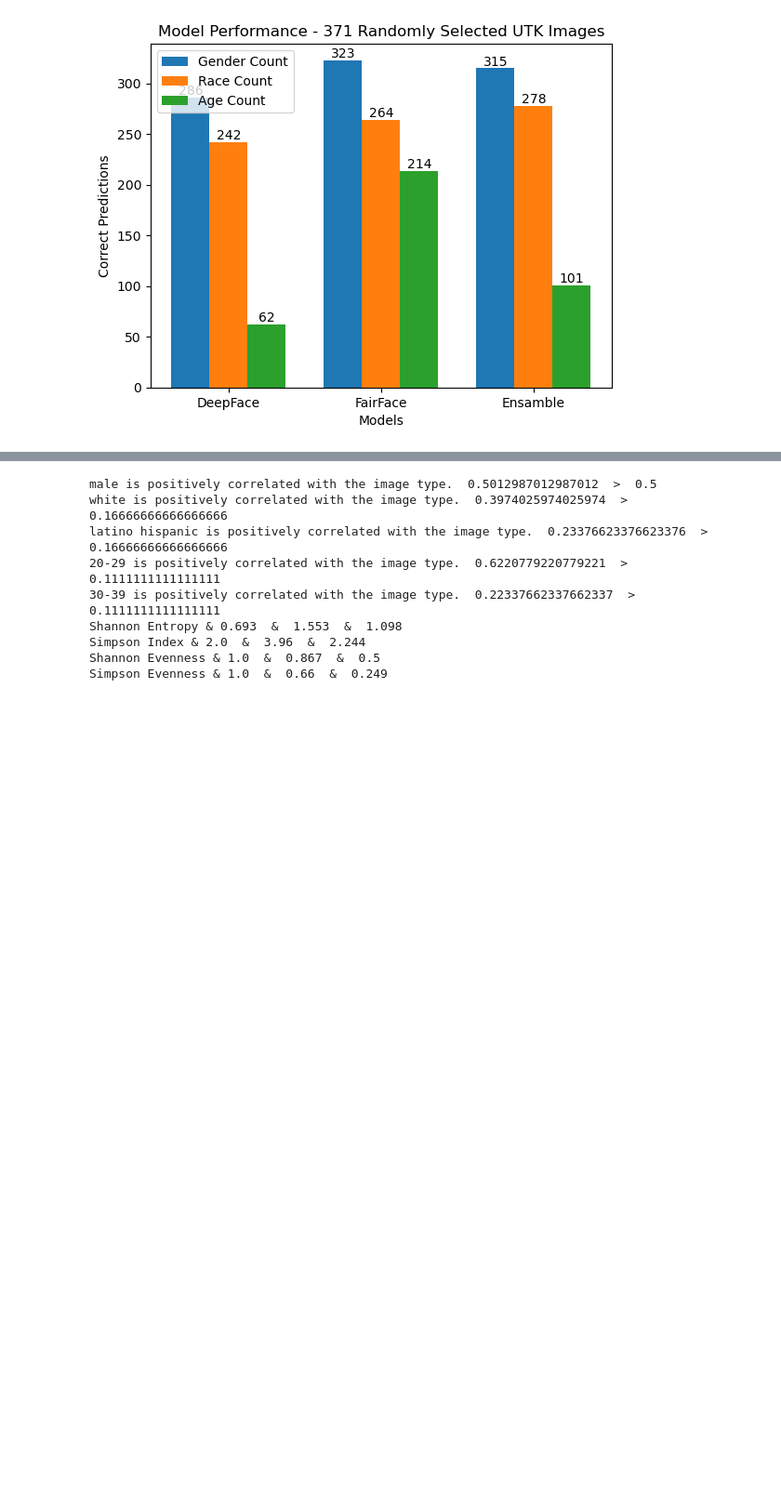
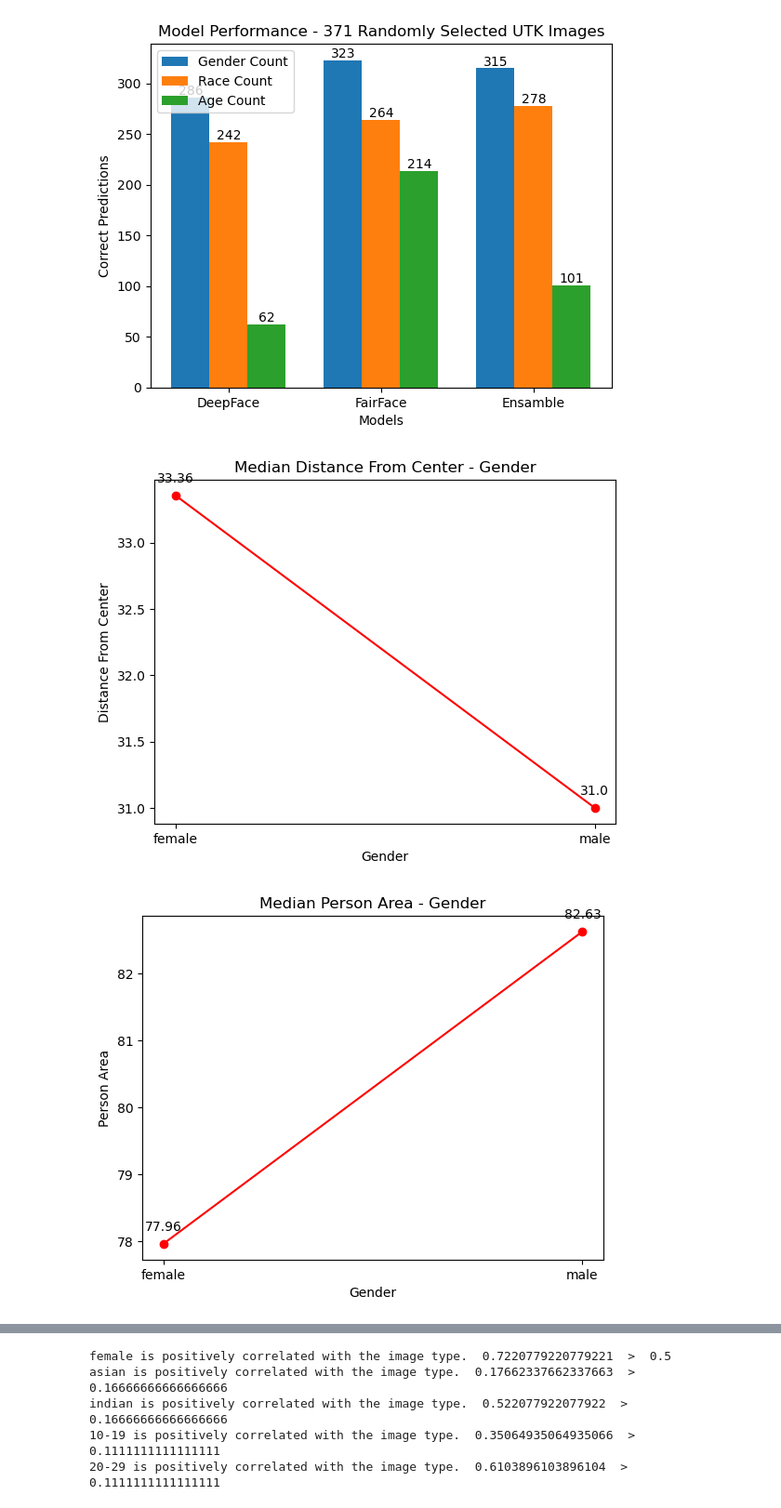
Before and after one commit to Jer0me123/FYP, a Jupyter notebook: Testing/FYP - FullPipeline.ipynb, the cells around one changed output, grey strips where cells are left out. Shown at 93% size. Cells and saved outputs as stored; diff of their text form; code cells hidden in the pictures; blank space fills up the shorter version.

Commit message:
Changes 26/03/24
FYP - FullPipeline.ipynb changes:
Introduced New Improved Display Functions

```diff
--- a/Testing/FYP - FullPipeline.ipynb
+++ b/Testing/FYP - FullPipeline.ipynb
@@ -1611,20 +1611,23 @@ plt.show()
 # %% [output]
 [figure]
 # %%
-path = "C:\\Users\\User\\FYP\\StableDiffusion\\StableDiffusion\\stable-diffusion-webui\\outputs\\txt2img-images\\Doctor&Nurse(DPM++ 2M Karras)\\FairFaceImagesMetrics"
-path = "C:\\Users\\User\\FYP\\Dall-E\\GeneratedImages\\DocNurse-385\\FairFaceImagesMetrics"
-path = "C:\\Users\\User\\FYP\\MidJourney\\DocNurse-385\\FairFaceImagesMetrics"
+# path = "C:\\Users\\User\\FYP\\StableDiffusion\\StableDiffusion\\stable-diffusion-webui\\outputs\\txt2img-images\\Nurse(DPM++ 2M Karras)\\FairFaceImagesMetrics"
+path = "C:\\Users\\User\\FYP\\Dall-E\\GeneratedImages\\Doctor-385\\FairFaceImagesMetrics"
+# path = "C:\\Users\\User\\FYP\\MidJourney\\DocNurse-385\\FairFaceImagesMetrics"
+# path = "C:\\Users\\User\\FYP\\DownloadedImages\\LAION-400M\\doctorImageSubsetsForProcessing\\Subset_1_OnePerson\\FairFaceImagesMetrics"
 FairFaceDict = LoadMetricCSVFromFolder(path)
 
 # MetricGenderDisplay(FairFaceDict, specific_race=None, specific_emotion=None, specific_age=None)
 # MetricRaceDisplay(FairFaceDict, specific_gender=None, specific_emotion=None, specific_age=None)
 # MetricAgeDisplay(FairFaceDict, specific_gender=None, specific_emotion=None, specific_race=None)
 # ScatterPlotDisplay2D(FairFaceDict, x_axis_label="race", y_axis_label="gender", specific_gender="male", specific_race="latino hispanic", specific_emotion=None)
 # ScatterPlotDisplay3D(FairFaceDict, specific_gender="male", specific_race="white", specific_age="10-19")
-# MetricCenterDistanceDisplay(FairFaceDict, category='gender', type='distance')
-# MetricCenterDistanceDisplay(FairFaceDict, category='gender', type='area')
-# MetricCenterDistanceDisplay(FairFaceDict, category='race', type='distance')
-# MetricCenterDistanceDisplay(FairFaceDict, category='race', type='area')
+MetricCenterDistanceDisplay(FairFaceDict, category='gender', type='distance')
+MetricCenterDistanceDisplay(FairFaceDict, category='gender', type='area')
+MetricCenterDistanceDisplay(FairFaceDict, category='race', type='distance')
+MetricCenterDistanceDisplay(FairFaceDict, category='race', type='area')
 CorrelationMetric(FairFaceDict)
 ShannonSimpsonMetrics(FairFaceDict)
 # %% [output]
+[figure, added]
+[figure, added]
@@ -1631,9 +1636,5 @@ ShannonSimpsonMetrics(FairFaceDict)
-male is positively correlated with the image type.  0.5012987012987012  >  0.5
-white is positively correlated with the image type.  0.3974025974025974  >  0.16666666666666666
-latino hispanic is positively correlated with the image type.  0.23376623376623376  >  0.16666666666666666
-20-29 is positively correlated with the image type.  0.6220779220779221  >  0.1111111111111111
-30-39 is positively correlated with the image type.  0.22337662337662337  >  0.1111111111111111
-Shannon Entropy & 0.693  &  1.553  &  1.098
-Simpson Index & 2.0  &  3.96  &  2.244
-Shannon Evenness & 1.0  &  0.867  &  0.5
-Simpson Evenness & 1.0  &  0.66  &  0.249
+female is positively correlated with the image type.  0.7220779220779221  >  0.5
+asian is positively correlated with the image type.  0.17662337662337663  >  0.16666666666666666
+indian is positively correlated with the image type.  0.522077922077922  >  0.16666666666666666
+10-19 is positively correlated with the image type.  0.35064935064935066  >  0.1111111111111111
+20-29 is positively correlated with the image type.  0.6103896103896104  >  0.1111111111111111
```
Also changed, not shown: parts of 7 cells of this notebook.
